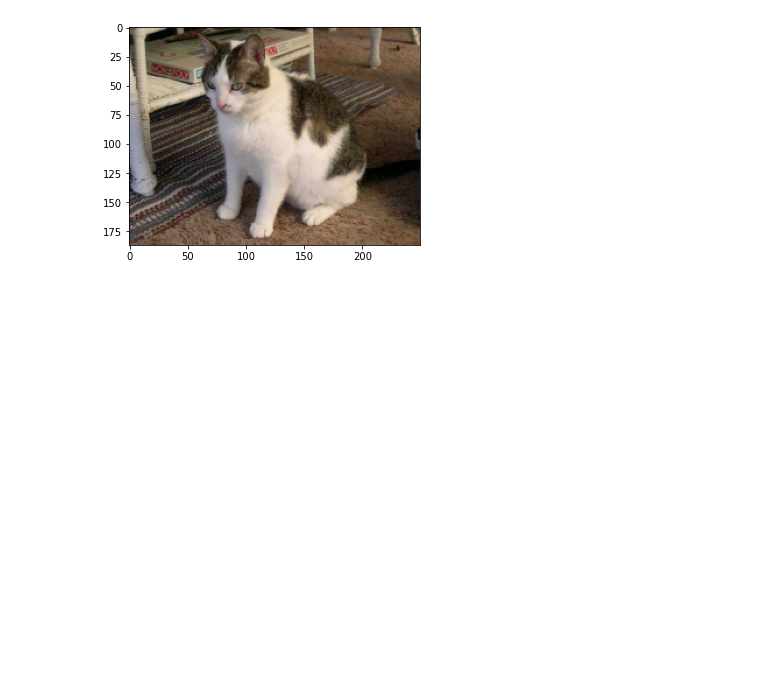
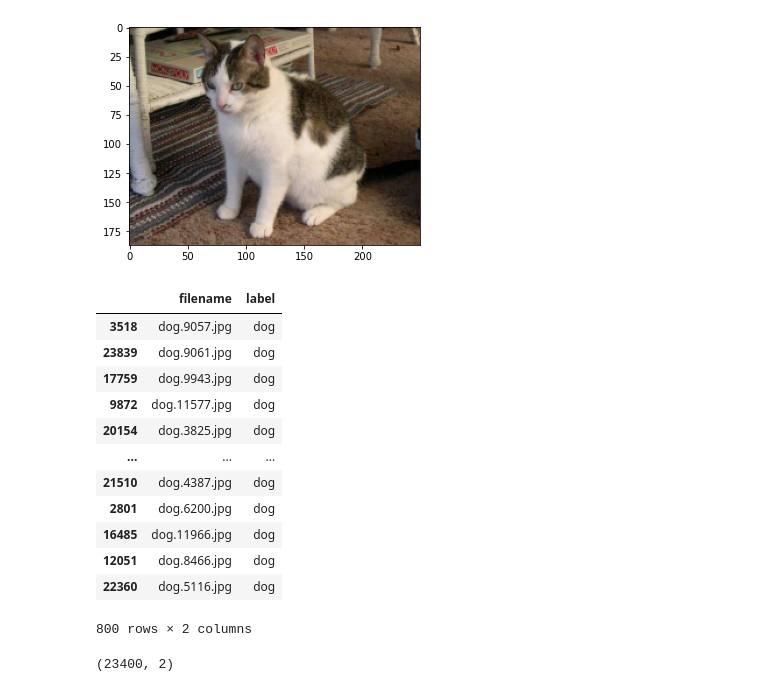
Before and after one commit to Lelelass/Deep-Learning-21, a Jupyter notebook: Labb/lab.ipynb, the cells around one changed output. Saved outputs shown, nothing was run; the diff lists cells and outputs as text; code cells hidden in the pictures; blank space fills up the shorter version.

```diff
--- a/Labb/lab.ipynb
+++ b/Labb/lab.ipynb
@@ -59,3 +60,35 @@ plt.imshow(image)
 # %% [output]
 <matplotlib.image.AxesImage at 0x...>
 [figure]
+# %%
+def select_sample_by_type(dataframe, animal:str, sample_size:int, random_state=42):
+    """Returns a datframe filtered by animal label and sampled to a specified quantity,
+        the samples are also cleared from the original dataframe to avoid data leakage"""
+    df = dataframe.query(f'label =="{animal}"')
+    df = df.sample(n = sample_size,random_state = random_state)
+    dataframe.drop(df.index, axis =0, inplace = True)
+    return df
+
+train_dogs = select_sample_by_type(df, 'dog', 800)
+train_cats = select_sample_by_type(df, 'cat', 800)
+# Drop selected data to disallow double picking i
+# %%
+train_dogs
+# %% [output]
+|  | filename | label |
+| 3518 | dog.9057.jpg | dog |
+| 23839 | dog.9061.jpg | dog |
+| 17759 | dog.9943.jpg | dog |
+| 9872 | dog.11577.jpg | dog |
+| 20154 | dog.3825.jpg | dog |
+| ... | ... | ... |
+| 21510 | dog.4387.jpg | dog |
+| 2801 | dog.6200.jpg | dog |
+| 16485 | dog.11966.jpg | dog |
+| 12051 | dog.8466.jpg | dog |
+| 22360 | dog.5116.jpg | dog |
+800 rows × 2 columns
+# %%
+df.shape
+# %% [output]
+(23400, 2)
```
Also changed, not shown: parts of 2 cells of this notebook.
